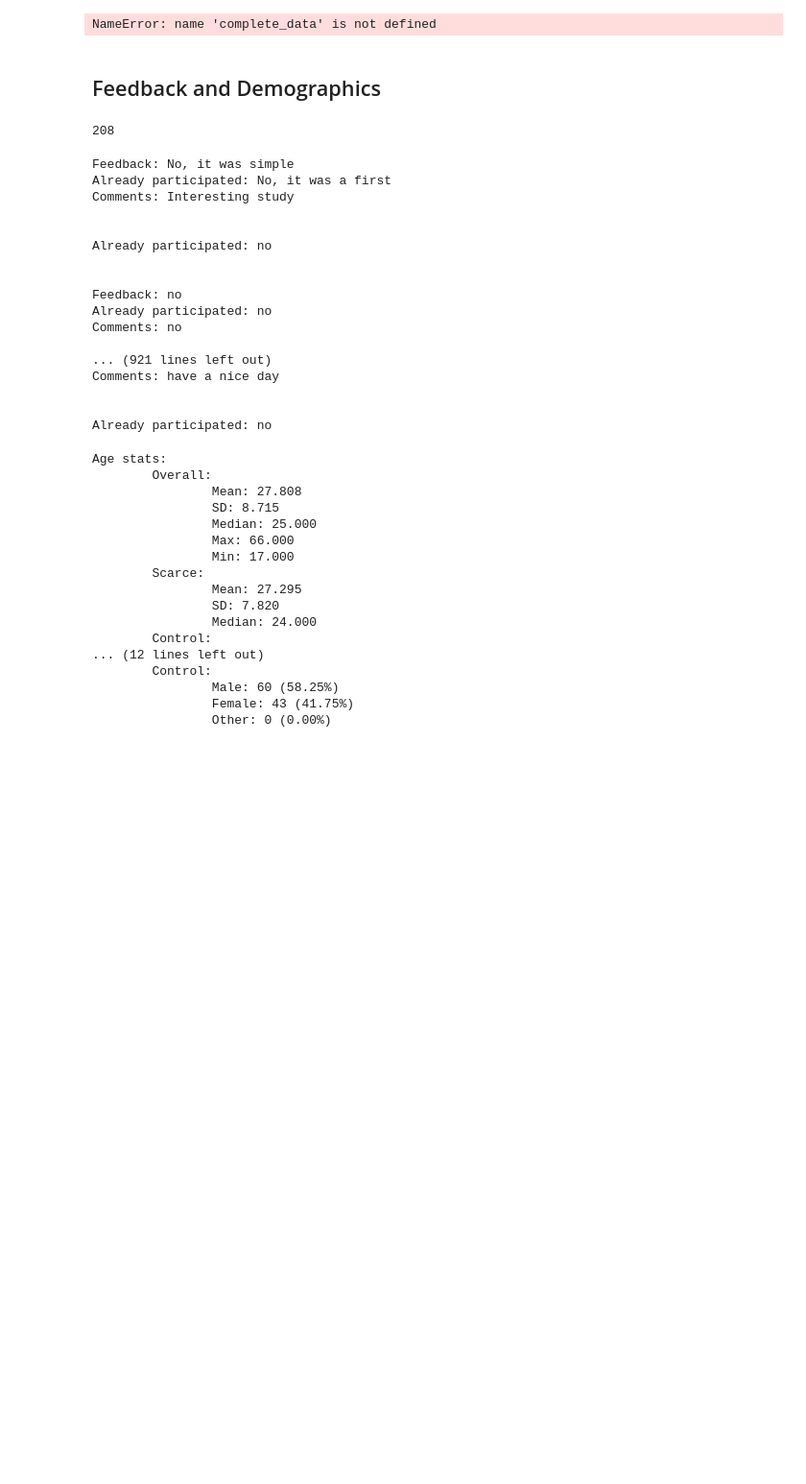
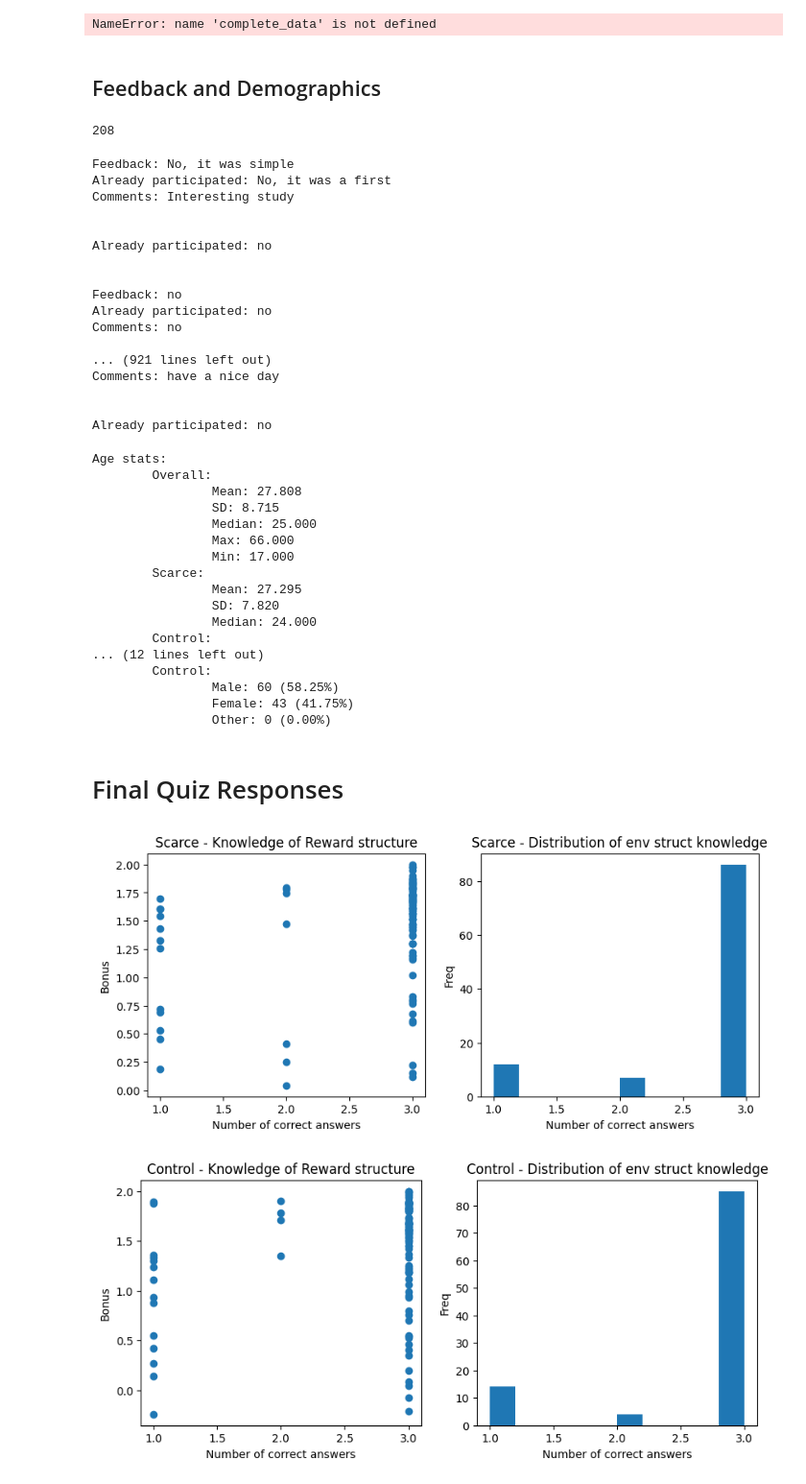
Before and after one commit to srinidhisrinivas/mcl-scarcity-mouselab, a Jupyter notebook: analysis/Preprocessing + Pilot Analysis.ipynb, the cells around one changed output. Shown at 96% size. Saved outputs shown, nothing was run; the diff lists cells and outputs as text; code cells hidden in the pictures; blank space fills up the shorter version.

```diff
--- a/analysis/Preprocessing + Pilot Analysis.ipynb
+++ b/analysis/Preprocessing + Pilot Analysis.ipynb
@@ -162,6 +162,7 @@ for participant in part_data.values():
     feedback = ""
     alreadyParticipated = ""
     comments = ""
+    final_quiz_responses = None
     for idx, trial in enumerate(participant['data']):
         trial_type = trial['trialdata']['trial_type']
         try:
@@ -220,6 +221,8 @@ for participant in part_data.values():
                 gender = trial['trialdata']['response']['gender']
                 colorblind = trial['trialdata']['response']['colorblind']
                 demographicsAvailable = True
+        if trial_id.startswith("final_quiz"):
+            final_quiz_responses = trial['trialdata']['response']
         if trial_id.startswith("finish_fail"):
             feedback = trial['trialdata']['response']['Q0']
             age = trial['trialdata']['response']['Q1']
@@ -286,7 +289,8 @@ for participant in part_data.values():
         "alreadyParticipated": alreadyParticipated,
         "comments": comments,
         "finishHITReached": finishHITReached,
-        "demographicsAvailable": demographicsAvailable
+        "demographicsAvailable": demographicsAvailable,
+        "final_quiz_responses": final_quiz_responses
     }
     if 'questiondata' in participant and 'final_score' in participant['questiondata']:
         part_stats_dict['finalScore'] = participant['questiondata']['final_score']
@@ -972,3 +1003,5 @@ Age stats:
                 Other: 0 (0.00%)
 # %%
 num_male = genders[np.where(genders[:,0] == "male")[0][0], 1]
+# %% [markdown]
+# Final Quiz Responses
@@ -974,0 +1036,29 @@ num_male = genders[np.where(genders[:,0] == "male")[0][0], 1]
+# %%
+plt.figure(figsize=(10,4))
+plt.subplot(1,2,1)
+plt.scatter(num_correct_s, bonus_s)
+plt.xlabel("Number of correct answers")
+plt.ylabel("Bonus")
+plt.title("Scarce - Knowledge of Reward structure")
+plt.subplot(1,2,2)
+plt.hist(num_correct_s)
+plt.xlabel("Number of correct answers")
+plt.ylabel("Freq")
+plt.title("Scarce - Distribution of env struct knowledge")
+
+plt.figure(figsize=(10,4))
+plt.subplot(1,2,1)
+plt.scatter(num_correct_c, bonus_c)
+plt.xlabel("Number of correct answers")
+plt.ylabel("Bonus")
+plt.title("Control - Knowledge of Reward structure")
+plt.subplot(1,2,2)
+plt.hist(num_correct_c)
+plt.xlabel("Number of correct answers")
+plt.ylabel("Freq")
+plt.title("Control - Distribution of env struct knowledge")
+
+plt.show()
+# %% [output]
+[figure, added]
+[figure, added]
```
Also changed, not shown: parts of 3 cells of this notebook, 2 other files.
